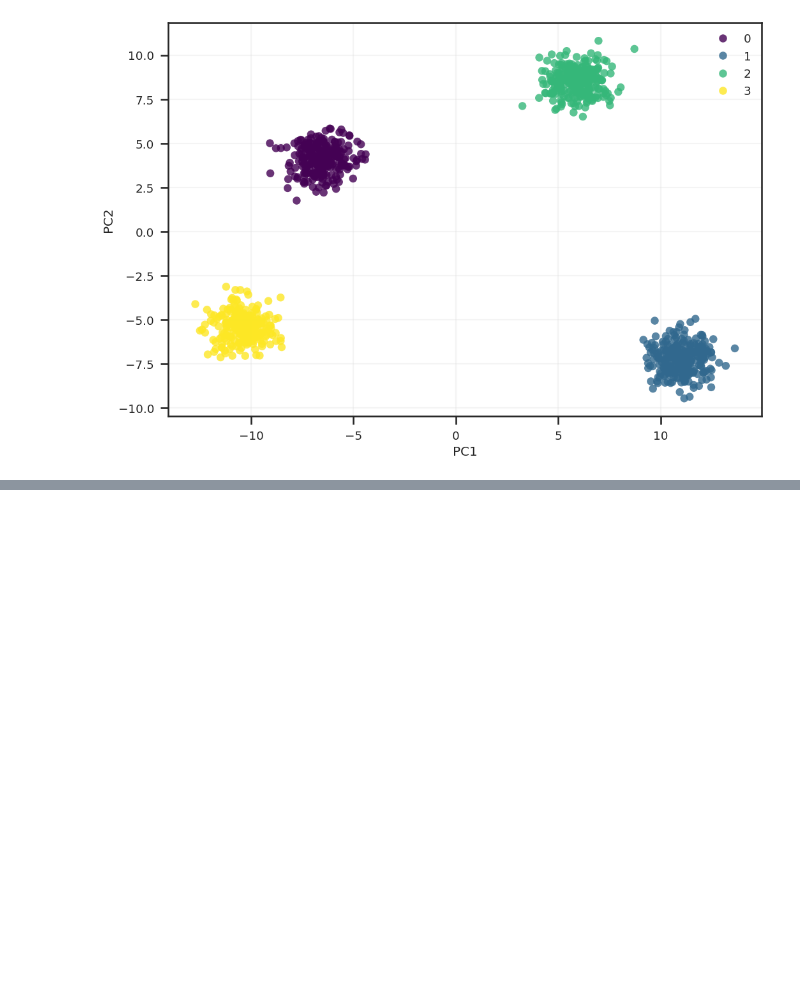
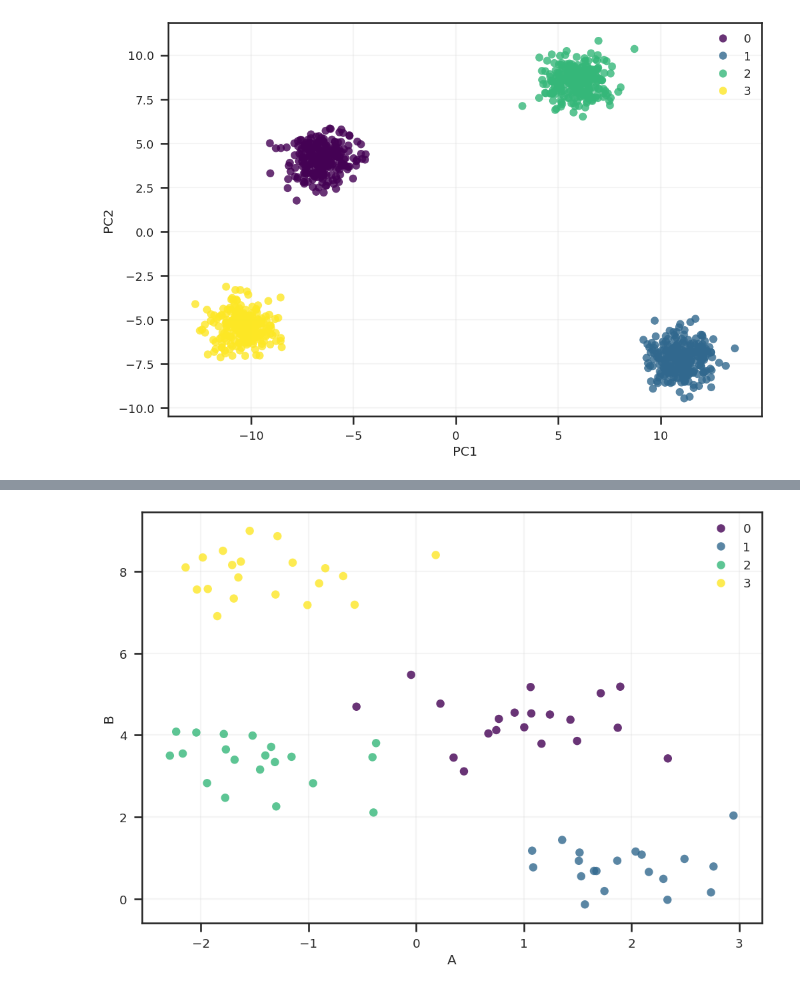
Before and after one commit to DataEtnos/Estudos-2, a Jupyter notebook: K_Means_avaliação_de_métricas.ipynb, the cells around one changed output, grey strips where cells are left out. Cells and saved outputs as stored; diff of their text form; code cells hidden in the pictures; blank space fills up the shorter version.

```diff
--- a/K_Means_avaliação_de_métricas.ipynb
+++ b/K_Means_avaliação_de_métricas.ipynb
@@ -338,0 +415,5 @@ px.scatter_3d(df_pca, x='PC1', y='PC2', z='PC3', color=labels, template='plotly_
+# %%
+#dados sinteticos
+X,y = datasets.make_blobs(n_samples=80, n_features=2, centers=4, cluster_std=.6, random_state=0)
+df = pd.DataFrame(X, columns=list(string.ascii_uppercase[:X.shape[1]]))
+df.head()
@@ -338,0 +431,4 @@ px.scatter_3d(df_pca, x='PC1', y='PC2', z='PC3', color=labels, template='plotly_
+# %%
+sns.scatterplot(data=df, x='A', y='B', hue=y, **scatter_kwargs);
+# %% [output]
+[figure, added]
```
Also changed, not shown: parts of 50 cells of this notebook.
